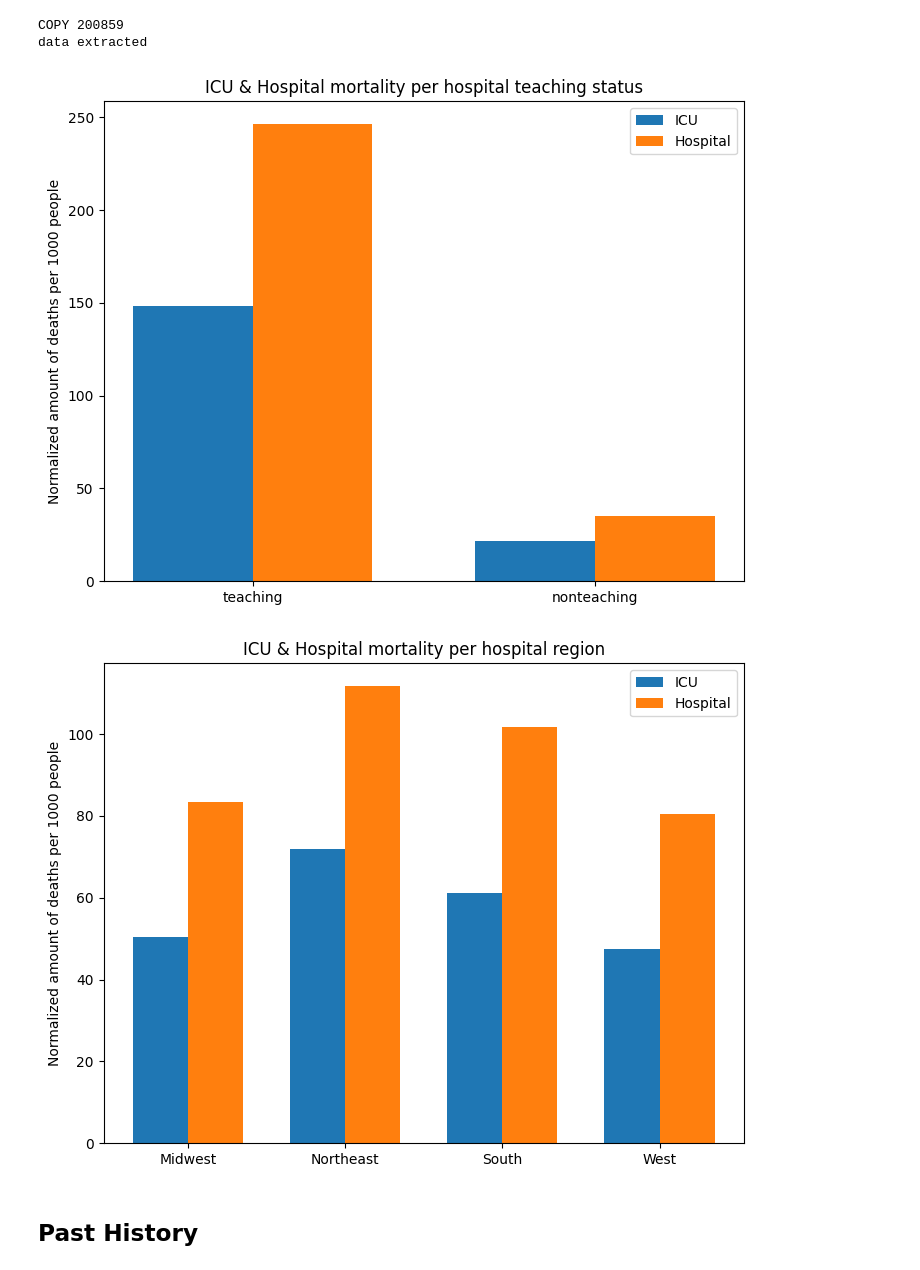
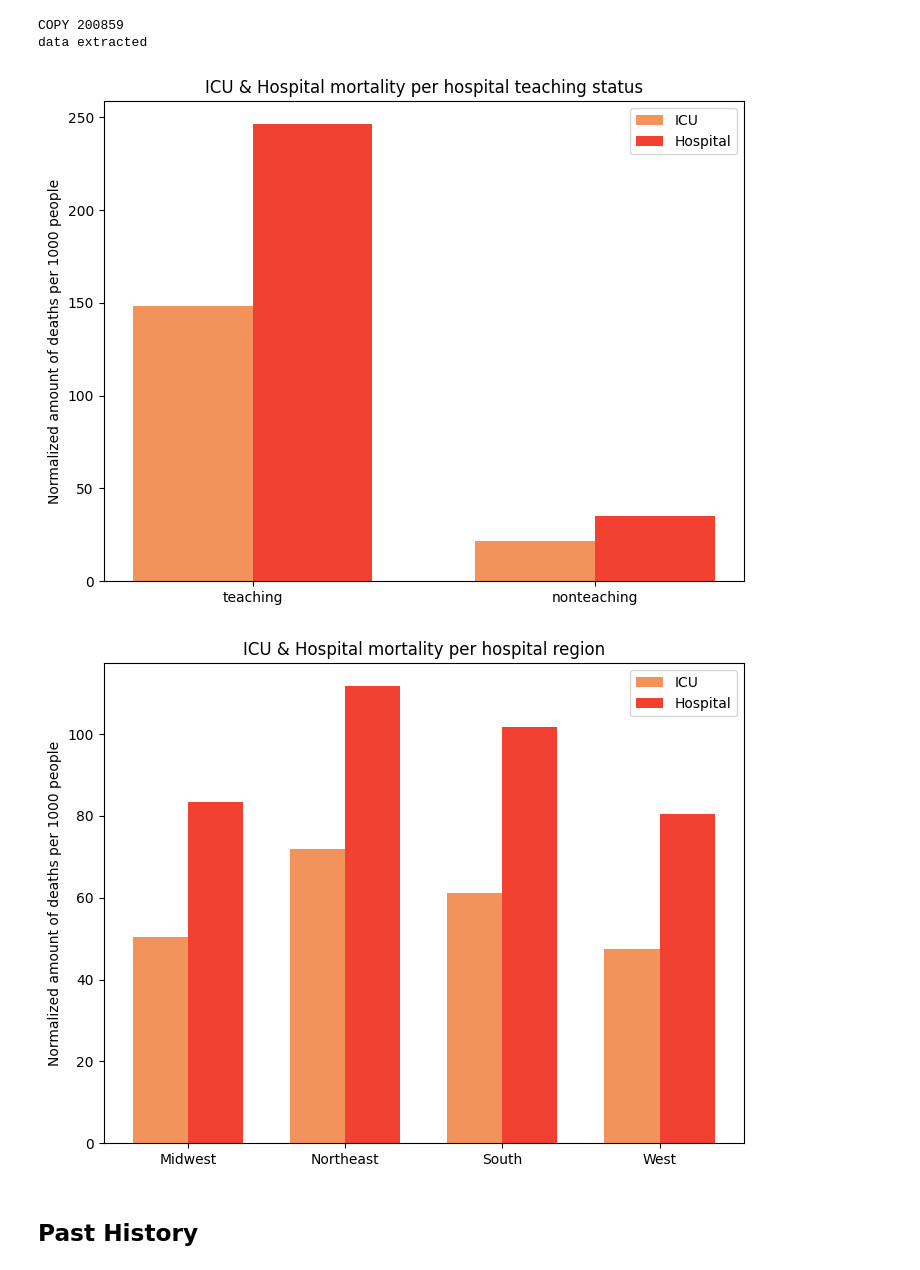
Before and after one commit to dilaratank/eicu-data-exploration, a Jupyter notebook: dataExploration/dataExploration-icumortality.ipynb, the cells around one changed output. Saved outputs shown, nothing was run; the diff lists cells and outputs as text; code cells hidden in the pictures.

```diff
--- a/dataExploration/dataExploration-icumortality.ipynb
+++ b/dataExploration/dataExploration-icumortality.ipynb
@@ -333,15 +334,15 @@ labels = ['teaching', 'nonteaching']
 x = np.arange(len(labels))
 norm_mort_icu = [mortality_teaching_icu, mortality_nonteaching_icu]
 norm_mort_hos = [mortality_teaching_hos, mortality_nonteaching_hos]
-ax.bar(x - 0.35/2, norm_mort_icu, 0.35, label='ICU')
-ax.bar(x + 0.35/2, norm_mort_hos, 0.35, label='Hospital')
+ax.bar(x - 0.35/2, norm_mort_icu, 0.35, label='ICU', color='#F2935C')
+ax.bar(x + 0.35/2, norm_mort_hos, 0.35, label='Hospital', color='#F24130')
 ax.set_ylabel('Normalized amount of deaths per 1000 people')
 ax.set_xticks(x, labels)
 ax.legend()
 plt.title('ICU & Hospital mortality per hospital teaching status')
 plt.show()
 # %% [output]
-[figure, old version]
+[figure, new version]
 # %%
 # ICU
 # gather data filtered on hospital region and amount of deaths
@@ -363,36 +364,36 @@ mortality_west_icu = hospital_region['count'][7]/total_west*1000
 # HOSPITAL
 # gather data filtered on hospital region and amount of deaths
 hospital_region = hospital.groupby(['region'], as_index=False).hospitaldischargestatus.value_counts()
 hospital_region = hospital_region[hospital_region['hospitaldischargestatus']=='Expired']
 
 # find total of patients per region
 total_midwest = (hospital['region']=='Midwest').sum()
 total_northeast = (hospital['region']=='Northeast').sum()
 total_south = (hospital['region']=='South').sum()
 total_west = (hospital['region']=='West').sum()
 
 # calculate the normalized amount of deaths per region
 mortality_midwest_hos = hospital_region['count'][1]/total_midwest*1000
 mortality_northeast_hos = hospital_region['count'][3]/total_northeast*1000
 mortality_south_hos = hospital_region['count'][5]/total_south*1000
 mortality_west_hos = hospital_region['count'][7]/total_west*1000
 
 # make the plot
 fig = plt.figure()
 ax = fig.add_axes([0,0,1,1])
 labels = hospital_region['region']
 x = np.arange(len(labels))
 norm_mort_icu = [mortality_midwest_icu, mortality_northeast_icu, mortality_south_icu, mortality_west_icu]
 norm_mort_hos = [mortality_midwest_hos, mortality_northeast_hos, mortality_south_hos, mortality_west_hos]
-ax.bar(x - 0.35/2, norm_mort_icu, 0.35, label='ICU')
-ax.bar(x + 0.35/2, norm_mort_hos, 0.35, label='Hospital')
+ax.bar(x - 0.35/2, norm_mort_icu, 0.35, label='ICU', color='#F2935C')
+ax.bar(x + 0.35/2, norm_mort_hos, 0.35, label='Hospital', color='#F24130')
 ax.set_ylabel('Normalized amount of deaths per 1000 people')
 ax.set_xticks(x, labels)
 ax.legend()
 plt.title("ICU & Hospital mortality per hospital region")
 plt.show()
 # %% [output]
-[figure, old version]
+[figure, new version]
 # %% [markdown]
 ## Past History
 # %%
```
Also changed, not shown: parts of 10 cells of this notebook, 1 other file.
